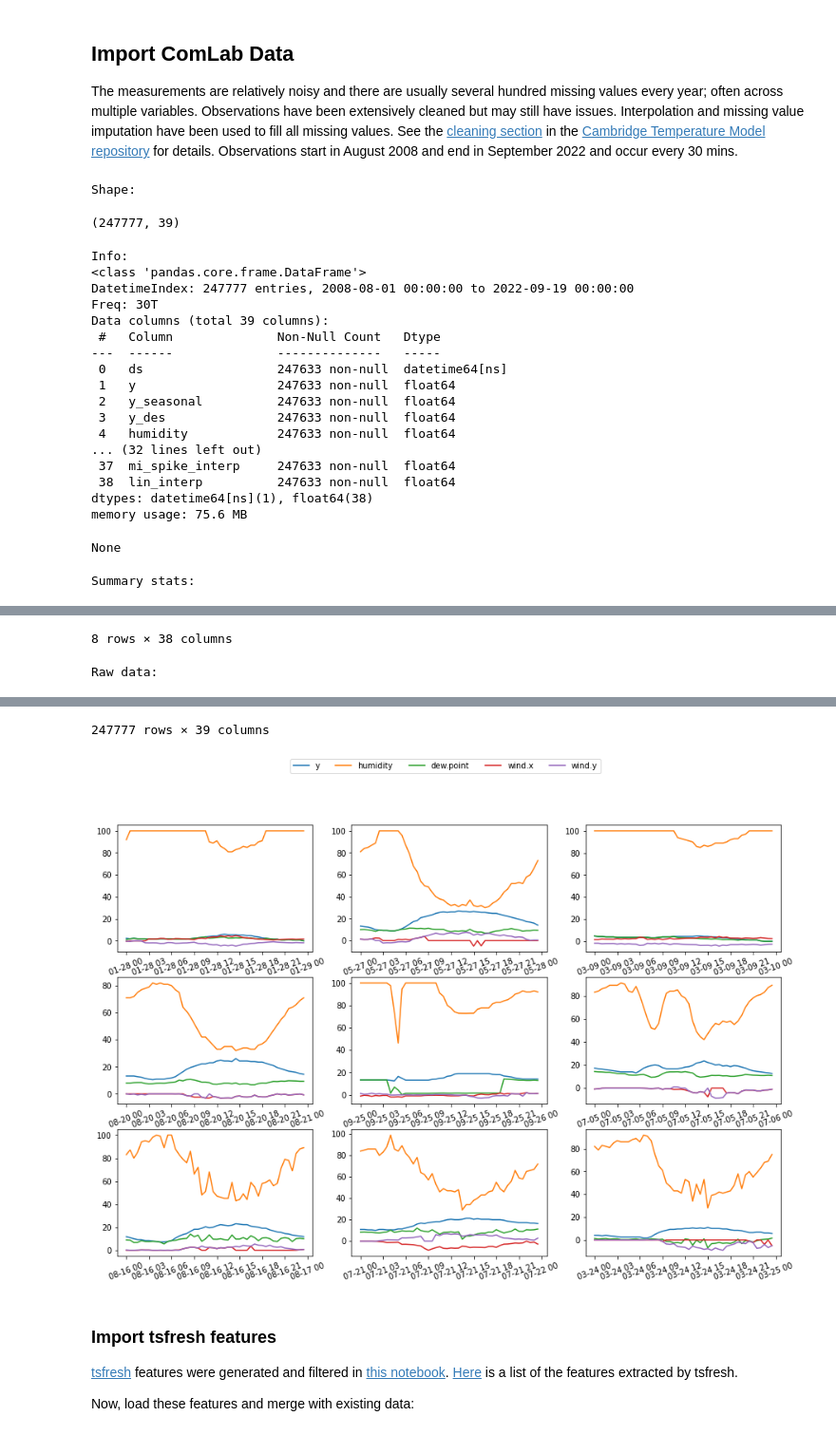
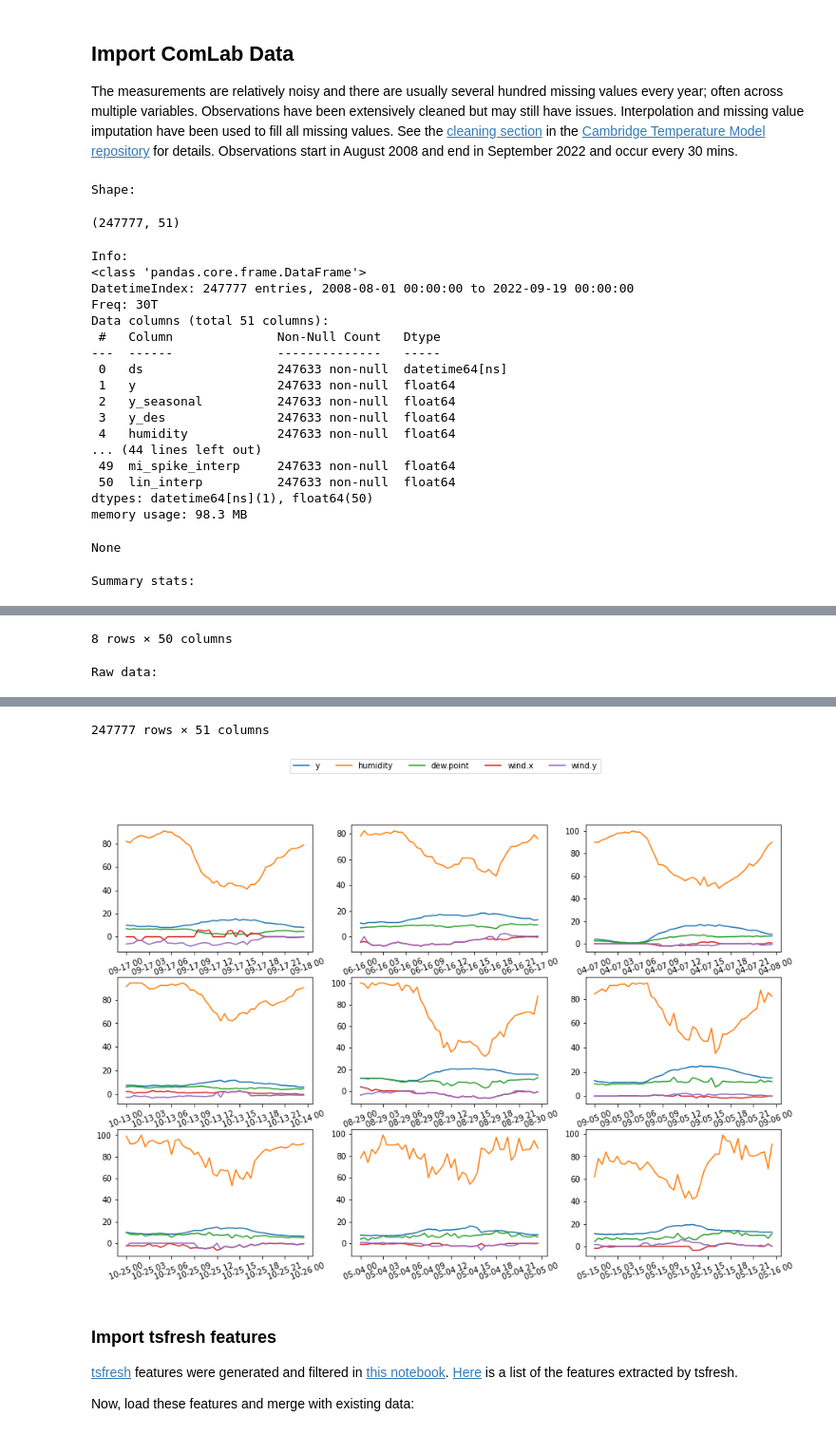
Before and after one commit to makeyourownmaker/CambridgeTemperatureNotebooks, a Jupyter notebook: notebooks/gradient_boosting.ipynb, the cells around one changed output, grey strips where cells are left out. Shown at 95% size. Saved outputs shown, nothing was run; the diff lists cells and outputs as text; code cells hidden in the pictures.

```diff
--- a/notebooks/gradient_boosting.ipynb
+++ b/notebooks/gradient_boosting.ipynb
@@ -216,9 +216,9 @@ cols = ['ds', 'y', 'y_seasonal', 'y_des', 'humidity', 'pressure', \
         'day_spline_0', 'day_spline_1', 'day_spline_2', 'day_spline_3', \
         'day_spline_4', 'day_spline_5',  'day_spline_6', 'day_spline_7', \
         'day_spline_8', 'day_spline_9', 'day_spline_10', 'day_spline_11', \
-        #'year_spline_0', 'year_spline_1', 'year_spline_2', 'year_spline_3', \
-        #'year_spline_4', 'year_spline_5',  'year_spline_6', 'year_spline_7', \
-        #'year_spline_8', 'year_spline_9', 'year_spline_10', 'year_spline_11', \
+        'year_spline_0', 'year_spline_1', 'year_spline_2', 'year_spline_3', \
+        'year_spline_4', 'year_spline_5',  'year_spline_6', 'year_spline_7', \
+        'year_spline_8', 'year_spline_9', 'year_spline_10', 'year_spline_11', \
         'missing', 'known_inaccuracy', 'isd_outlier', 'long_run', 'spike', \
         'cooksd_out', 'isd_3_sigma', 'isd_filled', 'hist_average', \
         'mi_filled', 'mi_spike_interp', 'lin_interp']
@@ -268,52 +268,52 @@ cols   = ['y', 'humidity', 'dew.point', 'wind.x', 'wind.y']  # 'pressure',
 plot_examples(p_data, cols)
 # %% [output]
 Shape:
-(247777, 39)
+(247777, 51)
 Info:
 <class 'pandas.core.frame.DataFrame'>
 DatetimeIndex: 247777 entries, 2008-08-01 00:00:00 to 2022-09-19 00:00:00
 Freq: 30T
-Data columns (total 39 columns):
+Data columns (total 51 columns):
  #   Column              Non-Null Count   Dtype
 ---  ------              --------------   -----
  0   ds                  247633 non-null  datetime64[ns]
  1   y                   247633 non-null  float64
  2   y_seasonal          247633 non-null  float64
  3   y_des               247633 non-null  float64
  4   humidity            247633 non-null  float64
-... (32 lines left out)
- 37  mi_spike_interp     247633 non-null  float64
- 38  lin_interp          247633 non-null  float64
-dtypes: datetime64[ns](1), float64(38)
-memory usage: 75.6 MB
+... (44 lines left out)
+ 49  mi_spike_interp     247633 non-null  float64
+ 50  lin_interp          247633 non-null  float64
+dtypes: datetime64[ns](1), float64(50)
+memory usage: 98.3 MB
 None
 Summary stats:
 |  | y | y_seasonal | y_des | humidity | pressure | dew.point | dew.point_seasonal | dew.point_des | ... |
 | count | 247633.000000 | 247633.000000 | 247633.000000 | 247633.000000 | 247633.000000 | 247633.000000 | 247633.000000 | 2.476330e+05 | ... |
 | mean | 10.167691 | 10.167691 | 0.000000 | 78.076761 | 1014.628248 | 5.917774 | 5.917774 | 5.325491e-17 | ... |
 | std | 6.511192 | 5.558909 | 3.390303 | 17.543034 | 11.834168 | 5.149525 | 3.772378 | 3.505249e+00 | ... |
 | min | -7.000000 | -0.278571 | -15.055714 | 20.000000 | 963.000000 | -10.000000 | -1.735714 | -1.987833e+01 | ... |
 | 25% | 5.200000 | 5.200000 | -2.285714 | 67.000000 | 1008.000000 | 2.000000 | 2.457143 | -2.285714e+00 | ... |
 | 50% | 10.000000 | 9.600000 | -0.107143 | 82.000000 | 1016.000000 | 6.000000 | 5.785714 | 6.428571e-02 | ... |
 | 75% | 14.645000 | 14.364286 | 2.235714 | 92.000000 | 1023.000000 | 9.800000 | 9.342857 | 2.435714e+00 | ... |
 | max | 37.800000 | 24.817857 | 23.632857 | 100.000000 | 1051.000000 | 20.900000 | 13.728571 | 1.279336e+01 | ... |
-8 rows × 38 columns
+8 rows × 50 columns
 Raw data:
 |  | ds | y | y_seasonal | y_des | humidity | pressure | dew.point | dew.point_seasonal | ... |
 | ds |  |  |  |  |  |  |  |  | ... |
 | 2008-08-01 00:00:00 | 2008-08-01 00:00:00 | 20.0 | 16.226667 | 3.773333 | 48.6300 | 1014.666667 | 8.055 | 11.803667 | ... |
 | 2008-08-01 00:30:00 | 2008-08-01 00:30:00 | 19.5 | 15.833333 | 3.666667 | 47.3425 | 1014.642857 | 7.360 | 11.577333 | ... |
 | 2008-08-01 01:00:00 | 2008-08-01 01:00:00 | 19.1 | 15.626667 | 3.473333 | 50.8250 | 1014.600000 | 7.775 | 11.505000 | ... |
 | 2008-08-01 01:30:00 | 2008-08-01 01:30:00 | 19.1 | 15.380000 | 3.720000 | 44.9500 | 1014.714286 | 6.590 | 11.359333 | ... |
 | 2008-08-01 02:00:00 | 2008-08-01 02:00:00 | 19.1 | 14.966667 | 4.133333 | 46.6000 | 1014.333333 | 7.020 | 11.354667 | ... |
 | ... | ... | ... | ... | ... | ... | ... | ... | ... | ... |
 | 2022-09-18 22:00:00 | 2022-09-18 22:00:00 | 9.2 | 11.973333 | -2.773333 | 82.0000 | 1024.000000 | 6.300 | 9.453333 | ... |
 | 2022-09-18 22:30:00 | 2022-09-18 22:30:00 | 9.2 | 11.693333 | -2.493333 | 81.0000 | 1024.000000 | 6.100 | 9.266667 | ... |
 | 2022-09-18 23:00:00 | 2022-09-18 23:00:00 | 9.2 | 11.486667 | -2.286667 | 81.0000 | 1024.000000 | 6.100 | 8.926667 | ... |
 | 2022-09-18 23:30:00 | 2022-09-18 23:30:00 | 9.2 | 11.373333 | -2.173333 | 75.0000 | 1024.000000 | 5.000 | 9.140000 | ... |
 | 2022-09-19 00:00:00 | 2022-09-19 00:00:00 | 9.2 | 11.146667 | -1.946667 | 86.0000 | 1024.000000 | 7.000 | 9.093333 | ... |
-247777 rows × 39 columns
+247777 rows × 51 columns
-[figure, old version]
+[figure, new version]
 # %% [markdown]
 ### Import tsfresh features
 
```
Also changed, not shown: parts of 10 cells of this notebook.
